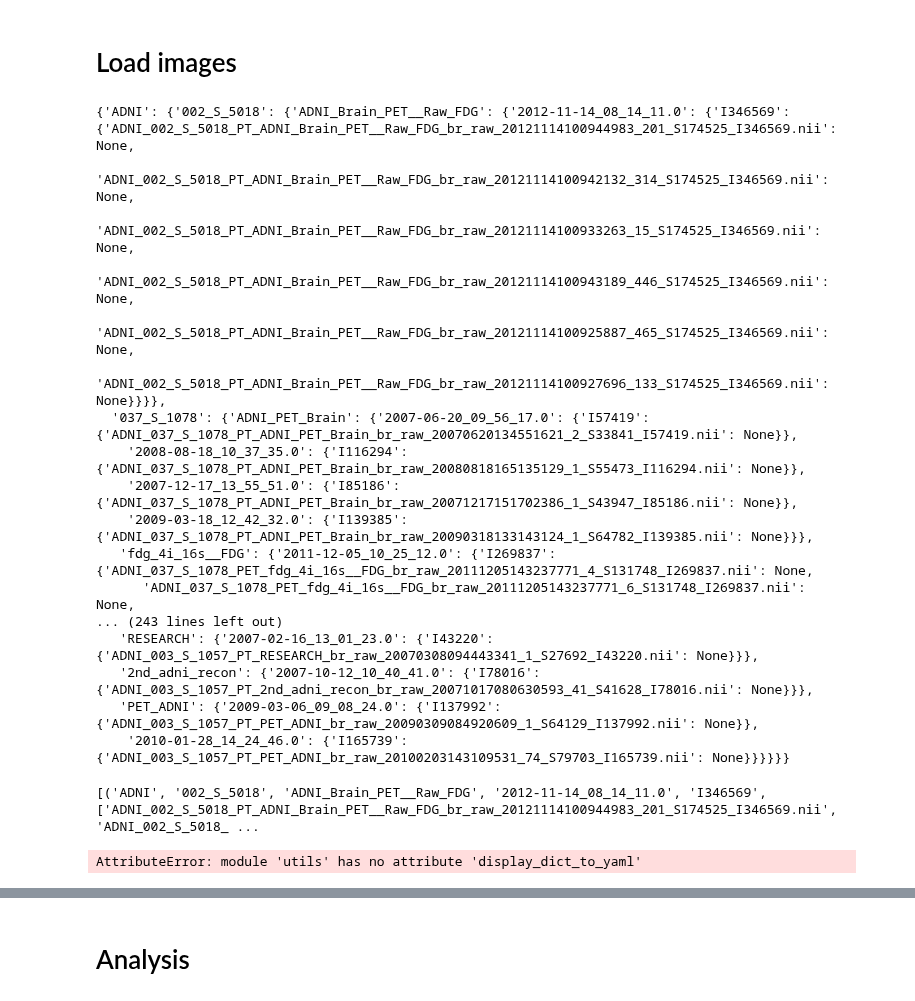
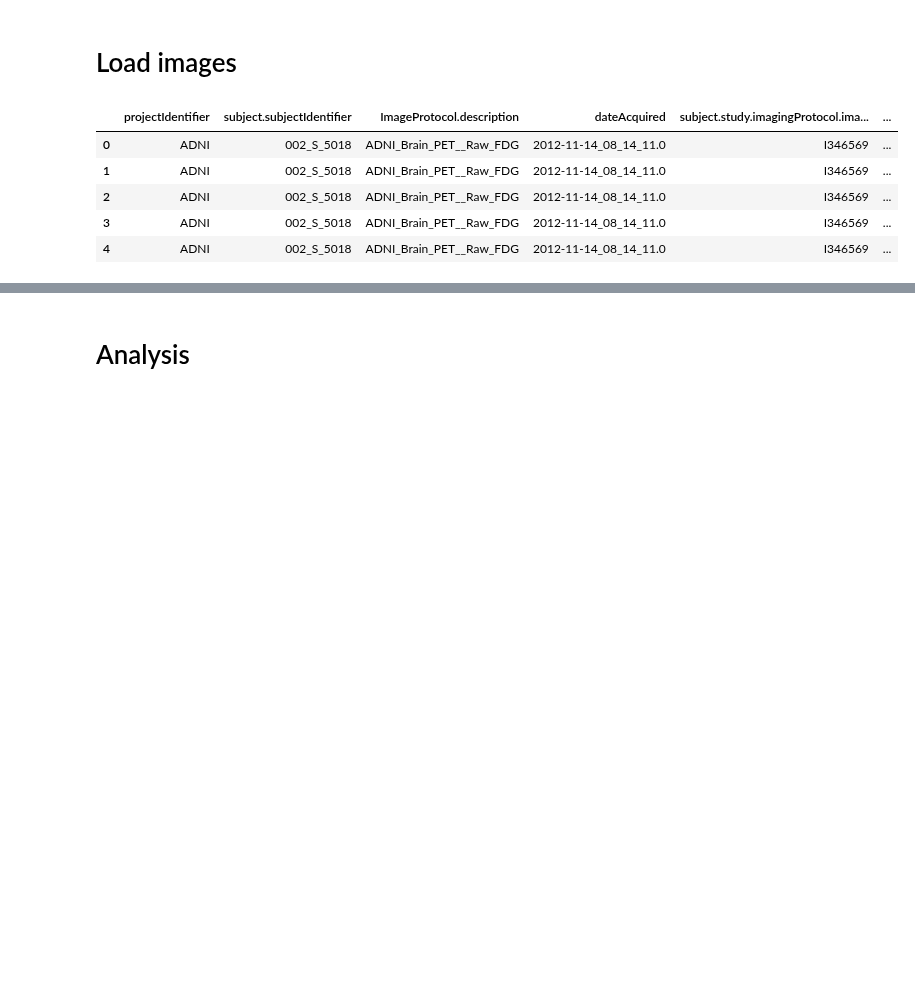
Before and after one commit to FredrikM97/Medical-ROI, a Jupyter notebook: Development/Analyse.ipynb, the cells around one changed output, grey strips where cells are left out. Saved outputs shown, nothing was run; the diff lists cells and outputs as text; code cells hidden in the pictures; blank space fills up the shorter version.

```diff
--- a/Development/Analyse.ipynb
+++ b/Development/Analyse.ipynb
@@ -65,59 +65,13 @@ Processing type of subject.study.series.dateAcquired
 # %% [markdown]
 # Load images
 # %%
-image_dict = dataloader.get_images(ADNI_dir)
-image_df = utils.dict_to_pandas(image_dict,columns=[1,2,3,4,5,6,7])
-image_dict
+image_dict, image_columns = dataloader.get_images(ADNI_dir)
+image_df = utils.dict_to_pandas(image_dict,columns=image_columns)
 # %% [output]
-{'ADNI': {'002_S_5018': {'ADNI_Brain_PET__Raw_FDG': {'2012-11-14_08_14_11.0': {'I346569': {'ADNI_002_S_5018_PT_ADNI_Brain_PET__Raw_FDG_br_raw_20121114100944983_201_S174525_I346569.nii': None,
-      'ADNI_002_S_5018_PT_ADNI_Brain_PET__Raw_FDG_br_raw_20121114100942132_314_S174525_I346569.nii': None,
-      'ADNI_002_S_5018_PT_ADNI_Brain_PET__Raw_FDG_br_raw_20121114100933263_15_S174525_I346569.nii': None,
-      'ADNI_002_S_5018_PT_ADNI_Brain_PET__Raw_FDG_br_raw_20121114100943189_446_S174525_I346569.nii': None,
-      'ADNI_002_S_5018_PT_ADNI_Brain_PET__Raw_FDG_br_raw_20121114100925887_465_S174525_I346569.nii': None,
-      'ADNI_002_S_5018_PT_ADNI_Brain_PET__Raw_FDG_br_raw_20121114100927696_133_S174525_I346569.nii': None}}}},
-  '037_S_1078': {'ADNI_PET_Brain': {'2007-06-20_09_56_17.0': {'I57419': {'ADNI_037_S_1078_PT_ADNI_PET_Brain_br_raw_20070620134551621_2_S33841_I57419.nii': None}},
-    '2008-08-18_10_37_35.0': {'I116294': {'ADNI_037_S_1078_PT_ADNI_PET_Brain_br_raw_20080818165135129_1_S55473_I116294.nii': None}},
-    '2007-12-17_13_55_51.0': {'I85186': {'ADNI_037_S_1078_PT_ADNI_PET_Brain_br_raw_20071217151702386_1_S43947_I85186.nii': None}},
-    '2009-03-18_12_42_32.0': {'I139385': {'ADNI_037_S_1078_PT_ADNI_PET_Brain_br_raw_20090318133143124_1_S64782_I139385.nii': None}}},
-   'fdg_4i_16s__FDG': {'2011-12-05_10_25_12.0': {'I269837': {'ADNI_037_S_1078_PET_fdg_4i_16s__FDG_br_raw_20111205143237771_4_S131748_I269837.nii': None,
-      'ADNI_037_S_1078_PET_fdg_4i_16s__FDG_br_raw_20111205143237771_6_S131748_I269837.nii': None,
-... (243 lines left out)
-   'RESEARCH': {'2007-02-16_13_01_23.0': {'I43220': {'ADNI_003_S_1057_PT_RESEARCH_br_raw_20070308094443341_1_S27692_I43220.nii': None}}},
-   '2nd_adni_recon': {'2007-10-12_10_40_41.0': {'I78016': {'ADNI_003_S_1057_PT_2nd_adni_recon_br_raw_20071017080630593_41_S41628_I78016.nii': None}}},
-   'PET_ADNI': {'2009-03-06_09_08_24.0': {'I137992': {'ADNI_003_S_1057_PT_PET_ADNI_br_raw_20090309084920609_1_S64129_I137992.nii': None}},
-    '2010-01-28_14_24_46.0': {'I165739': {'ADNI_003_S_1057_PT_PET_ADNI_br_raw_20100203143109531_74_S79703_I165739.nii': None}}}}}}
+|  | projectIdentifier | subject.subjectIdentifier | ImageProtocol.description | dateAcquired | subject.study.imagingProtocol.ima... | ... |
+| 0 | ADNI | 002_S_5018 | ADNI_Brain_PET__Raw_FDG | 2012-11-14_08_14_11.0 | I346569 | ... |
+| 1 | ADNI | 002_S_5018 | ADNI_Brain_PET__Raw_FDG | 2012-11-14_08_14_11.0 | I346569 | ... |
+| 2 | ADNI | 002_S_5018 | ADNI_Brain_PET__Raw_FDG | 2012-11-14_08_14_11.0 | I346569 | ... |
+| 3 | ADNI | 002_S_5018 | ADNI_Brain_PET__Raw_FDG | 2012-11-14_08_14_11.0 | I346569 | ... |
+| 4 | ADNI | 002_S_5018 | ADNI_Brain_PET__Raw_FDG | 2012-11-14_08_14_11.0 | I346569 | ... |
-# %%
-from functools import reduce
-import yaml
-import os
-def get_directory_structure(rootdir):
-    """
-    Creates a nested dictionary that represents the folder structure of rootdir
-    """
-    dir = {}
-    temp_content = []
-    rootdir = rootdir.rstrip(os.sep)
-    start = rootdir.rfind(os.sep) + 1
-    for path, dirs, files in os.walk(rootdir):
-        folders = path[start:].split(os.sep)
-        subdir = dict.fromkeys(files)
-        #print(folders)
-        temp_content.extend([(*folders, files) for file in files])
-        parent = reduce(dict.get, folders[:-1], dir)
-        parent[folders[-1]] = subdir
-    print(temp_content)
-    return dir
-
-
-def sort_files():
-    # Compare with meta
-    # Collect all data which have null value
-    # Place the data with it in corresponding disorder: CN, AD, MCI
-    #
-    pass
-dir_files = get_directory_structure(base_dir + '/ADNI')
-utils.display_dict_to_yaml(dir_files)
-# %% [output]
-[('ADNI', '002_S_5018', 'ADNI_Brain_PET__Raw_FDG', '2012-11-14_08_14_11.0', 'I346569', ['ADNI_002_S_5018_PT_ADNI_Brain_PET__Raw_FDG_br_raw_20121114100944983_201_S174525_I346569.nii', 'ADNI_002_S_5018_ ...
-AttributeError: module 'utils' has no attribute 'display_dict_to_yaml'
 # %%
```
Also changed, not shown: parts of 6 cells of this notebook.
